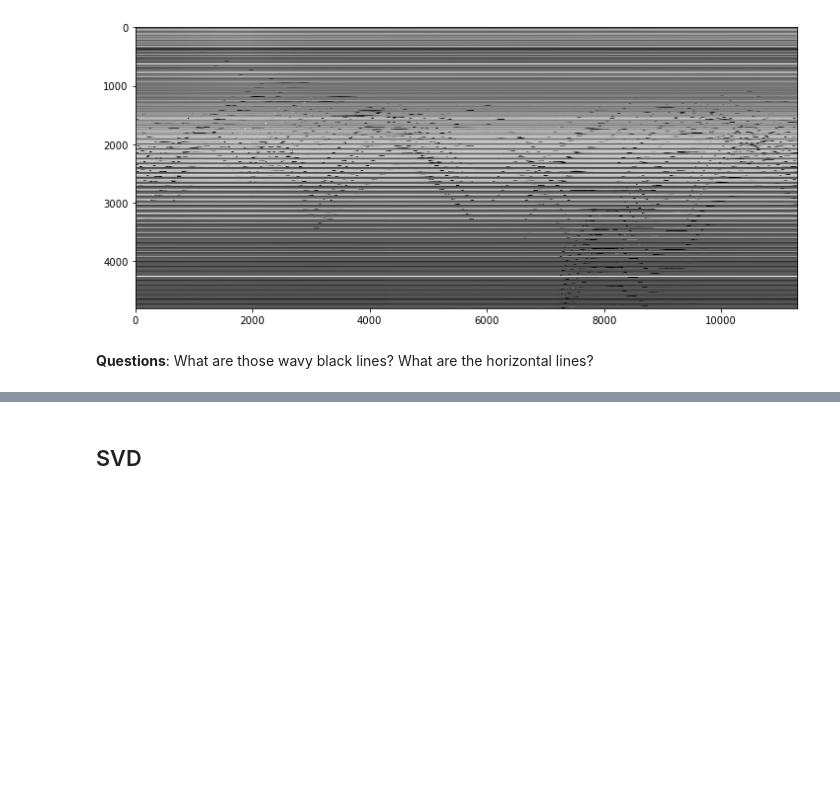
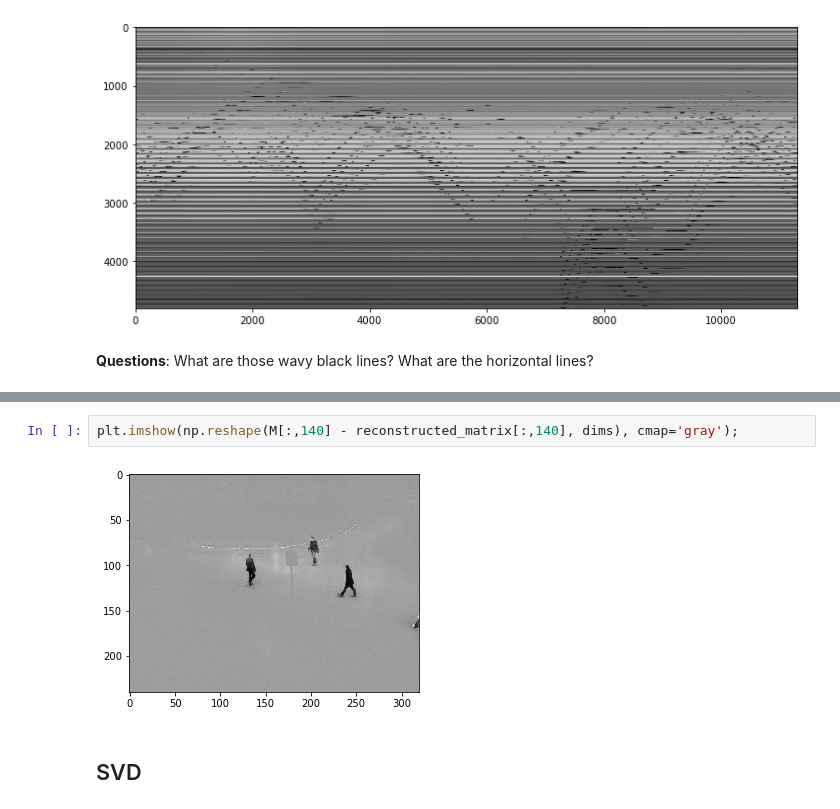
Before and after one commit to fastai/randomized-SVD, a Jupyter notebook: Randomized SVD.ipynb, the cells around one changed output, grey strips where cells are left out. Saved outputs shown, nothing was run; the diff lists cells and outputs as text; blank space fills up the shorter version.

```diff
--- a/Randomized SVD.ipynb
+++ b/Randomized SVD.ipynb
@@ -69,3 +80,7 @@ plt.imshow(M, cmap='gray')
+# %%
+plt.imshow(np.reshape(M[:,140] - reconstructed_matrix[:,140], dims), cmap='gray');
+# %% [output]
+[figure, added]
 # %% [markdown]
 ## SVD
 # %%
```
Also changed, not shown: parts of 155 cells of this notebook, 2 other files.
